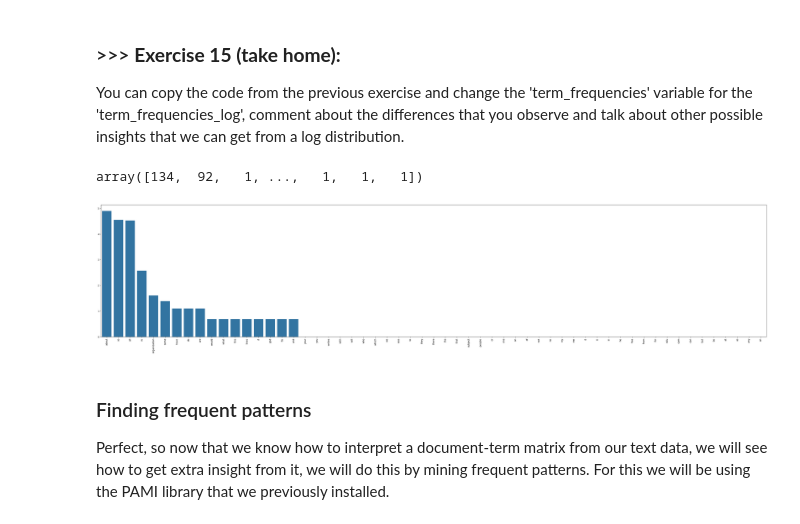
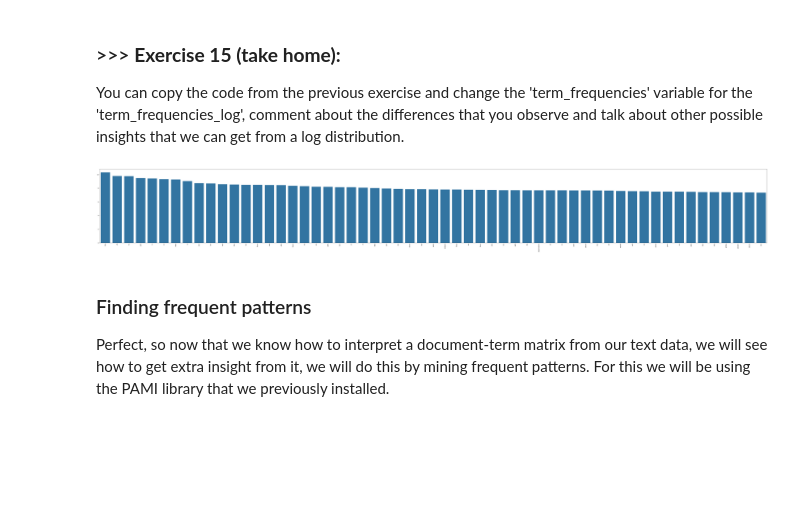
Before and after one commit to powy-e/DM2024-Lab1-Master, a Jupyter notebook: DM2024-Lab1-Master.ipynb, the cells around one changed output. Drawn from its saved outputs; the diff is of its cells as text; code cells hidden in the pictures; blank space fills up the shorter version.

```diff
--- a/DM2024-Lab1-Master.ipynb
+++ b/DM2024-Lab1-Master.ipynb
@@ -1112,27 +1112,26 @@ Besides observing a complete transformation on the disrtibution, notice the scal
 # %% [markdown]
 ### >>> **Exercise 15 (take home):**
 You can copy the code from the previous exercise and change the 'term_frequencies' variable for the 'term_frequencies_log', comment about the differences that you observe and talk about other possible insights that we can get from a log distribution.
-# %%
-term_frequencies
-# %% [output]
-array([134,  92,   1, ...,   1,   1,   1])
-# %%
-# Answer here
-LIM_FREQ = math.log(1500)
-
-term_frequencies_log = np.array(term_frequencies_log)
-feature_names = count_vect.get_feature_names_out()[term_frequencies_log >= LIM_FREQ]
-term_frequencies2 = term_frequencies[term_frequencies_log >= LIM_FREQ]
-
-# create a list of tuples and sort it (frequency first)
-term_frequencies2, feature_names = zip(*sorted(zip(term_frequencies_log, feature_names), reverse=True))
-
-plt.subplots(figsize=(50, 10))
-g = sns.barplot(x=feature_names,
-                y=term_frequencies2)
-g.set_xticklabels(feature_names, rotation = 90);
-# %% [output]
-[figure, removed]
+# %%
+# Answer here
+term_frequencies2, feature_names = zip(*sorted(zip(term_frequencies_log, count_vect.get_feature_names_out()), reverse=True))
+
+cuttoff = math.log(1500)
+term_frequencies2 = [i for i in term_frequencies2 if i > cuttoff]
+feature_names = [feature_names[i] for i in range(len(term_frequencies2)) if term_frequencies2[i] > cuttoff]
+
+plt.subplots(figsize=(90, 10))
+g = sns.barplot(x=feature_names,
+                y=term_frequencies2)
+g.set_xticklabels(feature_names, rotation = 90);
+
+"""
+The log distribuition of the terms is more uniform than the original distribution,
+which makes it easier to understand the distribution of the terms, and how relevant
+they might be.
+"""
+# %% [output]
+[figure, added]
 # %% [markdown]
 ###  Finding frequent patterns
 Perfect, so now that we know how to interpret a document-term matrix from our text data, we will see how to get extra insight from it, we will do this by mining frequent patterns. For this we will be using the PAMI library that we previously installed.
```
